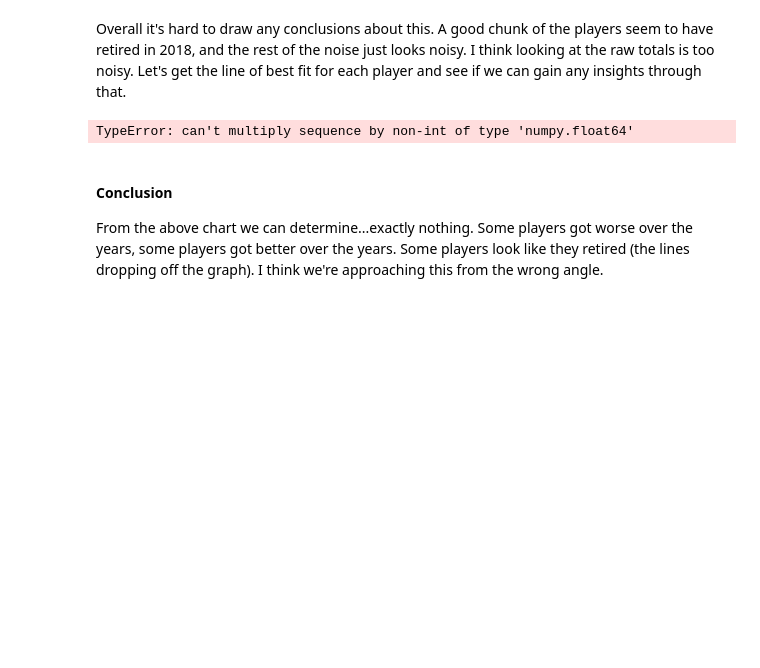
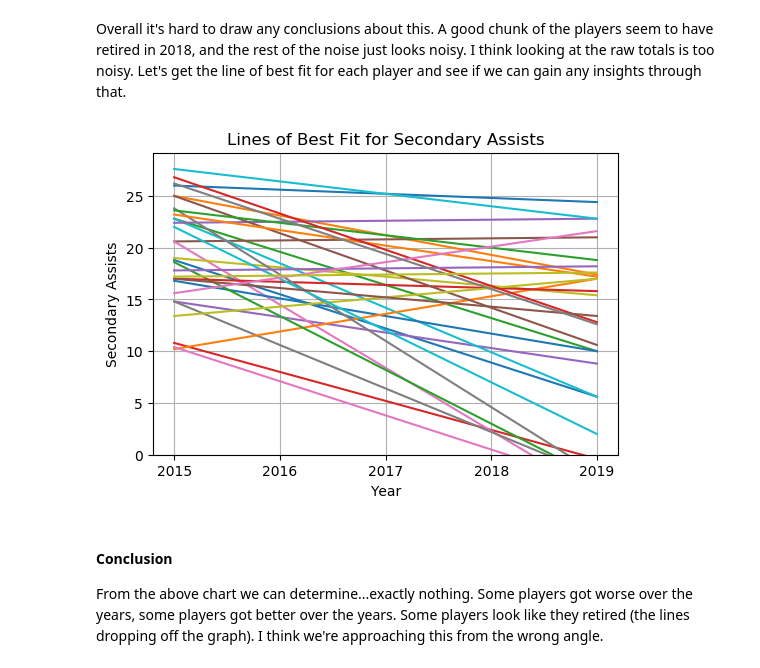
Before and after one commit to dbasilio/data-analysis-hockey, a Jupyter notebook: secondary-assists-analysis.ipynb, the cells around one changed output. Cells and saved outputs as stored; diff of their text form; code cells hidden in the pictures; blank space fills up the shorter version.

```diff
--- a/secondary-assists-analysis.ipynb
+++ b/secondary-assists-analysis.ipynb
@@ -89,21 +90,22 @@ plt.show()
 # %% [markdown]
 Overall it's hard to draw any conclusions about this. A good chunk of the players seem to have retired in 2018, and the rest of the noise just looks noisy. I think looking at the raw totals is too noisy. Let's get the line of best fit for each player and see if we can gain any insights through that.
 # %%
+plt.figure(dpi=100)
 for assister in top_assisters:
     # for each assisters, get their secondary assists in every year
     player_yearly_data = get_player_column_values(assister, "Second Assists")
     # plot their line of best fit, and get the values we need
     intercept, slope = get_line_of_best_fit(player_yearly_data)
     plt.plot(years, intercept + slope*years, label=f"{assister}")
 plt.ylim(bottom=0)
 plt.xticks(years)
 plt.ylabel("Secondary Assists")
 plt.xlabel("Year")
 plt.title("Lines of Best Fit for Secondary Assists")
 plt.grid()
 plt.show()
 # %% [output]
-TypeError: can't multiply sequence by non-int of type 'numpy.float64'
+[figure, added]
 # %% [markdown]
 #### Conclusion
 From the above chart we can determine...exactly nothing. Some players got worse over the years, some players got better over the years. Some players look like they retired (the lines dropping off the graph). I think we're approaching this from the wrong angle.
```
Also changed, not shown: parts of 20 cells of this notebook.
